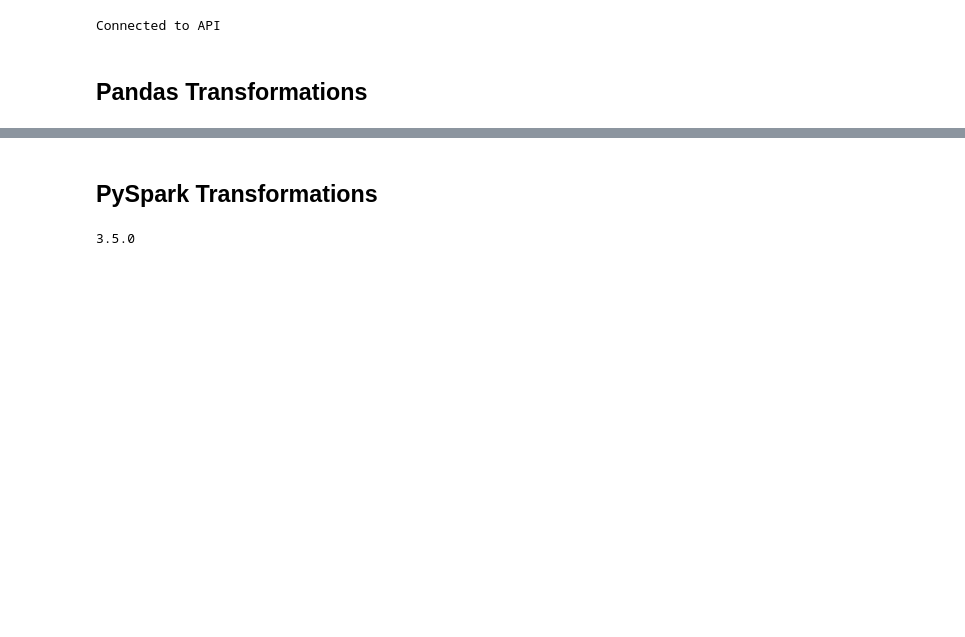
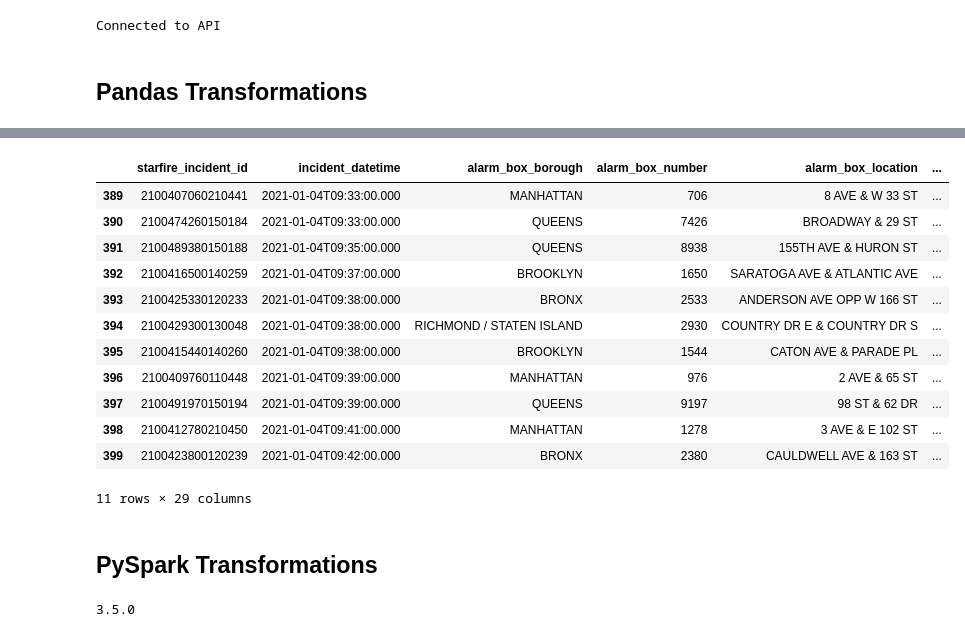
Before and after one commit to danielrgomez/NYC_Fire_Incident_Proj, a Jupyter notebook: pull_fire_incidents.ipynb, the cells around one changed output, grey strips where cells are left out. Cells and saved outputs as stored; diff of their text form; code cells hidden in the pictures; blank space fills up the shorter version.

Commit message:
modified:   dags/transformations_pyspark.py 	modified:   pull_fire_incidents.ipynb

```diff
--- a/pull_fire_incidents.ipynb
+++ b/pull_fire_incidents.ipynb
@@ -40,5 +48,24 @@ df.head()
 # %%
 df.dtypes
+# %%
+# Get rows 390 through 400
+subset = df.iloc[389:400]
+# %%
+subset
+# %% [output]
+|  | starfire_incident_id | incident_datetime | alarm_box_borough | alarm_box_number | alarm_box_location | ... |
+| 389 | 2100407060210441 | 2021-01-04T09:33:00.000 | MANHATTAN | 706 | 8 AVE & W 33 ST | ... |
+| 390 | 2100474260150184 | 2021-01-04T09:33:00.000 | QUEENS | 7426 | BROADWAY & 29 ST | ... |
+| 391 | 2100489380150188 | 2021-01-04T09:35:00.000 | QUEENS | 8938 | 155TH AVE & HURON ST | ... |
+| 392 | 2100416500140259 | 2021-01-04T09:37:00.000 | BROOKLYN | 1650 | SARATOGA AVE & ATLANTIC AVE | ... |
+| 393 | 2100425330120233 | 2021-01-04T09:38:00.000 | BRONX | 2533 | ANDERSON AVE OPP W 166 ST | ... |
+| 394 | 2100429300130048 | 2021-01-04T09:38:00.000 | RICHMOND / STATEN ISLAND | 2930 | COUNTRY DR E & COUNTRY DR S | ... |
+| 395 | 2100415440140260 | 2021-01-04T09:38:00.000 | BROOKLYN | 1544 | CATON AVE & PARADE PL | ... |
+| 396 | 2100409760110448 | 2021-01-04T09:39:00.000 | MANHATTAN | 976 | 2 AVE & 65 ST | ... |
+| 397 | 2100491970150194 | 2021-01-04T09:39:00.000 | QUEENS | 9197 | 98 ST & 62 DR | ... |
+| 398 | 2100412780210450 | 2021-01-04T09:41:00.000 | MANHATTAN | 1278 | 3 AVE & E 102 ST | ... |
+| 399 | 2100423800120239 | 2021-01-04T09:42:00.000 | BRONX | 2380 | CAULDWELL AVE & 163 ST | ... |
+11 rows × 29 columns
 # %%
 #Converting fields to correct data types
 #Date conversion
```
Also changed, not shown: parts of 4 cells of this notebook, 1 other file.
